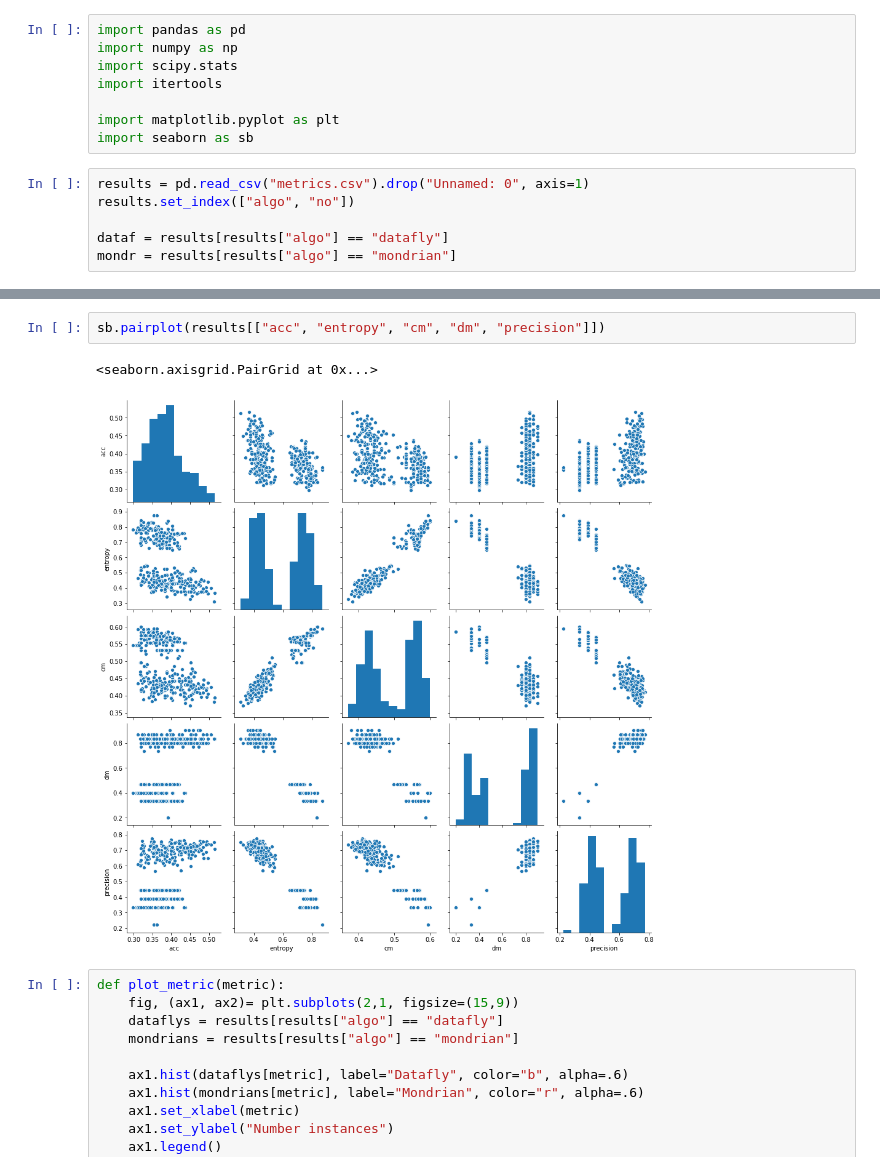
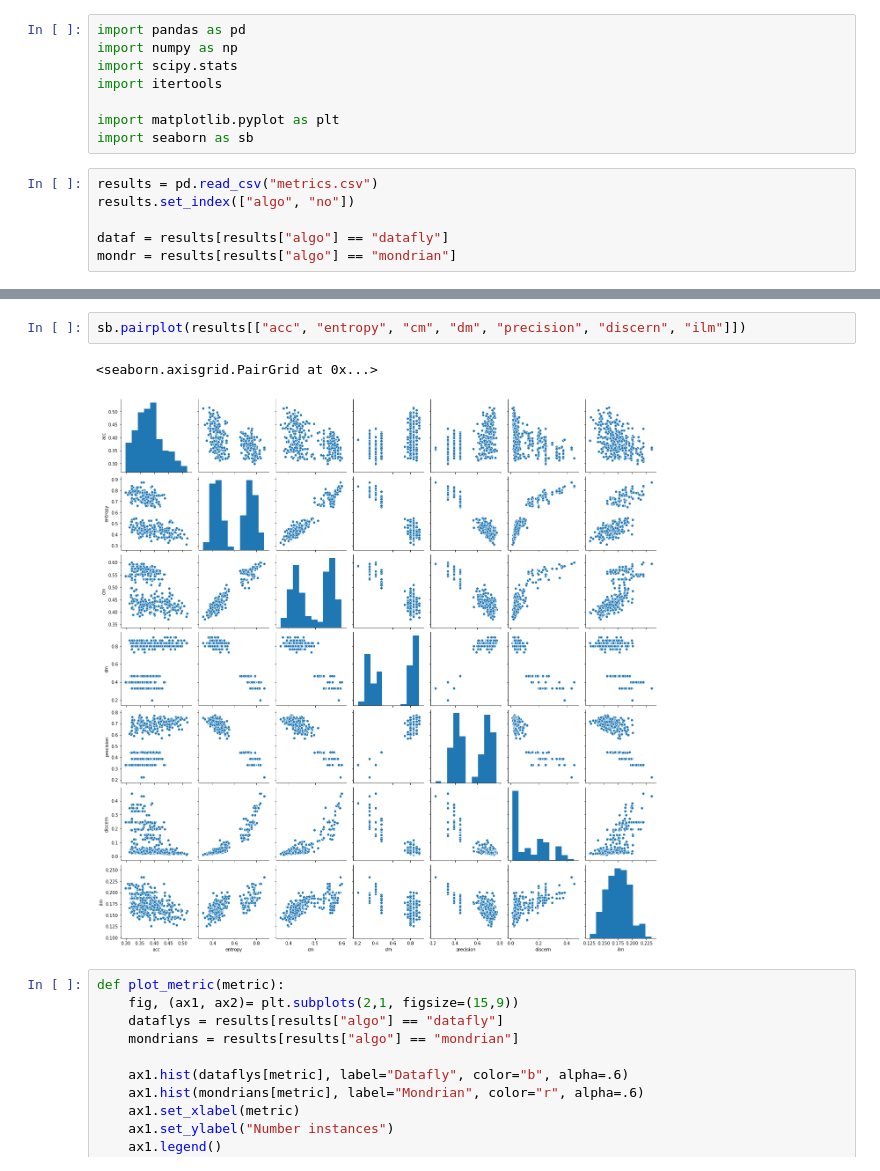
Before and after one commit to Deeep12345/Entropy_utility_measure, a Jupyter notebook: code/results/birth_randoms/analysis.ipynb, the cells around one changed output, grey strips where cells are left out. Drawn from its saved outputs; the diff is of its cells as text.

Commit message:
added new metrics to analysis

```diff
--- a/code/results/birth_randoms/analysis.ipynb
+++ b/code/results/birth_randoms/analysis.ipynb
@@ -7,7 +7,7 @@ import itertools
 import matplotlib.pyplot as plt
 import seaborn as sb
 # %%
-results = pd.read_csv("metrics.csv").drop("Unnamed: 0", axis=1)
+results = pd.read_csv("metrics.csv")
 results.set_index(["algo", "no"])
 
 dataf = results[results["algo"] == "datafly"]
@@ -15,8 +31,8 @@ mondr = results[results["algo"] == "mondrian"]
 # %%
-sb.pairplot(results[["acc", "entropy", "cm", "dm", "precision"]])
+sb.pairplot(results[["acc", "entropy", "cm", "dm", "precision", "discern", "ilm"]])
 # %% [output]
 <seaborn.axisgrid.PairGrid at 0x...>
-[figure, old version]
+[figure, new version]
 # %%
 def plot_metric(metric):
     fig, (ax1, ax2)= plt.subplots(2,1, figsize=(15,9))
```
Also changed, not shown: parts of 12 cells of this notebook.
